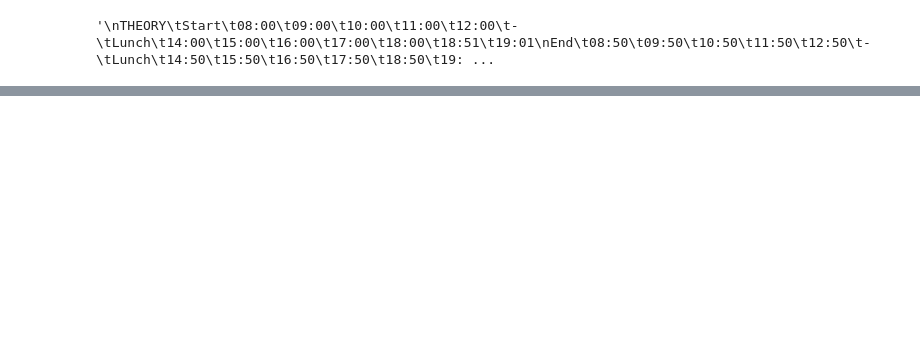
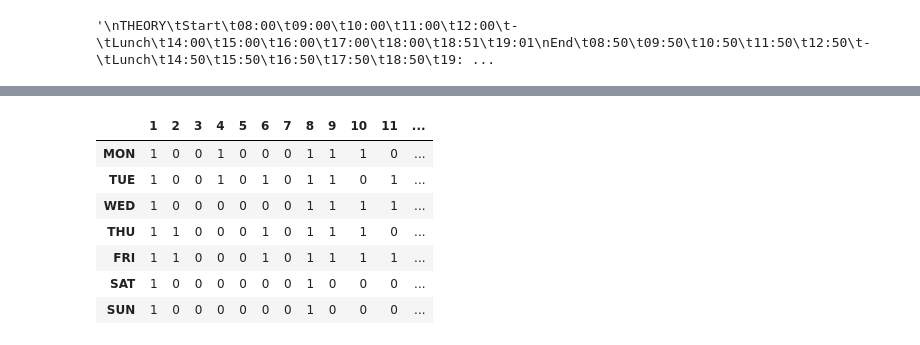
Before and after one commit to CaptAlpha/FreeSlotFinder, a Jupyter notebook: main.ipynb, the cells around one changed output, grey strips where cells are left out. Drawn from its saved outputs; the diff is of its cells as text; code cells hidden in the pictures; blank space fills up the shorter version.

Commit message:
Added Slot Enum

```diff
--- a/main.ipynb
+++ b/main.ipynb
@@ -146,3 +146,23 @@ lb
 | LAB | L25 | L26 | L27 | L28 | L29 | L30 | Lunch | L55 | L56 | L57 | L58 | ... |
 | LAB | L71 | L72 | L73 | L74 | L75 | L76 | Lunch | L77 | L78 | L79 | L80 | ... |
 | LAB | L83 | L84 | L85 | L86 | L87 | L88 | Lunch | L89 | L90 | L91 | L92 | ... |
+# %%
+# Mark all cell which have more than 3 characters as 1
+
+def mark_theory_slots(th):
+    th = th.replace(np.nan, '', regex=True)
+    th = th.applymap(lambda x: 1 if len(x) > 3 else 0)
+    return th
+
+th = mark_theory_slots(th)
+lb = mark_theory_slots(lb)
+th
+# %% [output]
+|  | 1 | 2 | 3 | 4 | 5 | 6 | 7 | 8 | 9 | 10 | 11 | ... |
+| MON | 1 | 0 | 0 | 1 | 0 | 0 | 0 | 1 | 1 | 1 | 0 | ... |
+| TUE | 1 | 0 | 0 | 1 | 0 | 1 | 0 | 1 | 1 | 0 | 1 | ... |
+| WED | 1 | 0 | 0 | 0 | 0 | 0 | 0 | 1 | 1 | 1 | 1 | ... |
+| THU | 1 | 1 | 0 | 0 | 0 | 1 | 0 | 1 | 1 | 1 | 0 | ... |
+| FRI | 1 | 1 | 0 | 0 | 0 | 1 | 0 | 1 | 1 | 1 | 1 | ... |
+| SAT | 1 | 0 | 0 | 0 | 0 | 0 | 0 | 1 | 0 | 0 | 0 | ... |
+| SUN | 1 | 0 | 0 | 0 | 0 | 0 | 0 | 1 | 0 | 0 | 0 | ... |
```
Also changed, not shown: parts of 4 cells of this notebook.
